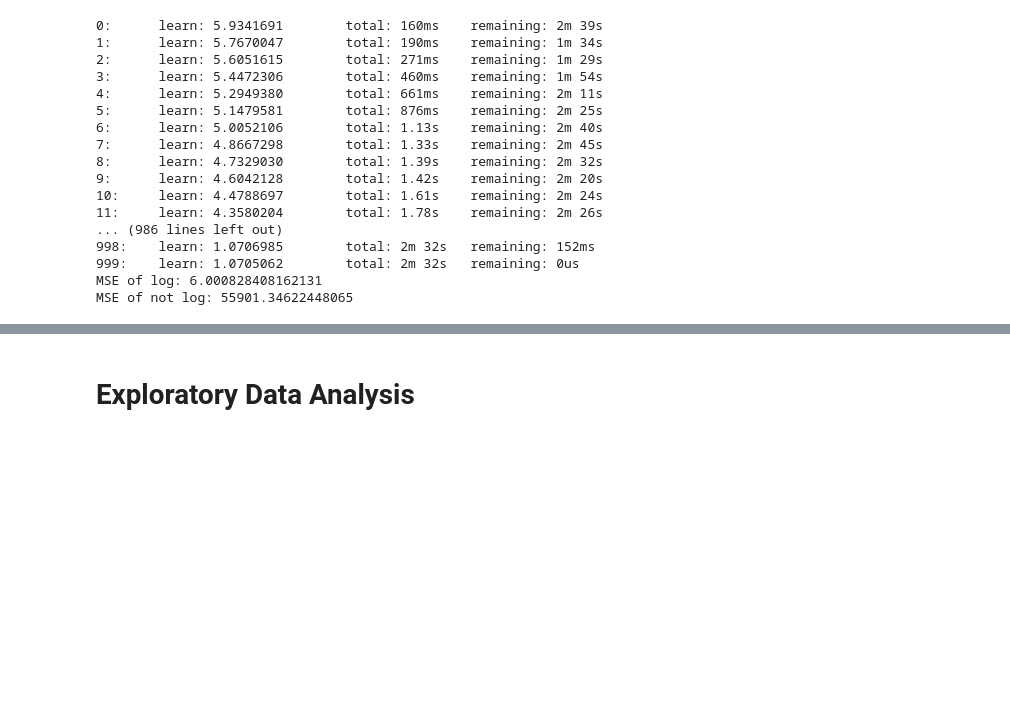
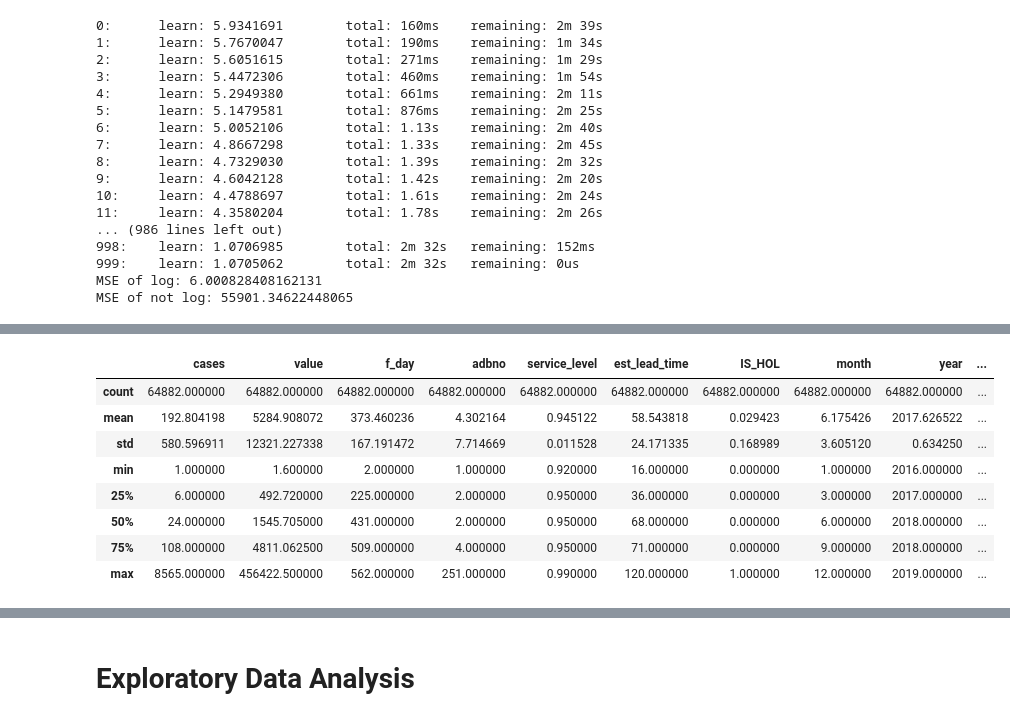
Before and after one commit to Gomelsar/Sales-Forecast-modeling, a Jupyter notebook: Demand Forecast DuPont.ipynb, the cells around one changed output, grey strips where cells are left out. Saved outputs shown, nothing was run; the diff lists cells and outputs as text; code cells hidden in the pictures; blank space fills up the shorter version.

```diff
--- a/Demand Forecast DuPont.ipynb
+++ b/Demand Forecast DuPont.ipynb
@@ -760,3 +787,12 @@ print("MSE of not log: {}".format(mean_squared_error(f(y_val), f(y_pred))))
 999:    learn: 1.0705062        total: 2m 32s   remaining: 0us
 MSE of log: 6.000828408162131
 MSE of not log: 55901.34622448065
+# %%
+train_data = data[(data.value >= 1) & (data.cases >= 1) & (data.sku_class == 'AX')]
+train_data = train_data[np.abs(zscore(train_data.cases.apply(lambda x: np.log(x + 1))) < 3)]
+x_train, x_val, y_train, y_val = train_test_split(train_data[features], train_data.cases.apply(lambda x: np.log(x+1)))
+cat6 = CatBoostRegressor()
+cat6.fit(x_train, y_train, cat_features=categorical_features)
+y_pred = cat6.predict(x_val)
+print("MSE of log: {}".format(mean_squared_error(y_val, y_pred)))
+print("MSE of not log: {}".format(mean_squared_error(f(y_val), f(y_pred))))
@@ -762,0 +842,12 @@ MSE of not log: 55901.34622448065
+# %%
+train_data.describe()
+# %% [output]
+|  | cases | value | f_day | adbno | service_level | est_lead_time | IS_HOL | month | year | ... |
+| count | 64882.000000 | 64882.000000 | 64882.000000 | 64882.000000 | 64882.000000 | 64882.000000 | 64882.000000 | 64882.000000 | 64882.000000 | ... |
+| mean | 192.804198 | 5284.908072 | 373.460236 | 4.302164 | 0.945122 | 58.543818 | 0.029423 | 6.175426 | 2017.626522 | ... |
+| std | 580.596911 | 12321.227338 | 167.191472 | 7.714669 | 0.011528 | 24.171335 | 0.168989 | 3.605120 | 0.634250 | ... |
+| min | 1.000000 | 1.600000 | 2.000000 | 1.000000 | 0.920000 | 16.000000 | 0.000000 | 1.000000 | 2016.000000 | ... |
+| 25% | 6.000000 | 492.720000 | 225.000000 | 2.000000 | 0.950000 | 36.000000 | 0.000000 | 3.000000 | 2017.000000 | ... |
+| 50% | 24.000000 | 1545.705000 | 431.000000 | 2.000000 | 0.950000 | 68.000000 | 0.000000 | 6.000000 | 2018.000000 | ... |
+| 75% | 108.000000 | 4811.062500 | 509.000000 | 4.000000 | 0.950000 | 71.000000 | 0.000000 | 9.000000 | 2018.000000 | ... |
+| max | 8565.000000 | 456422.500000 | 562.000000 | 251.000000 | 0.990000 | 120.000000 | 1.000000 | 12.000000 | 2019.000000 | ... |
```
Also changed, not shown: parts of 8 cells of this notebook.
